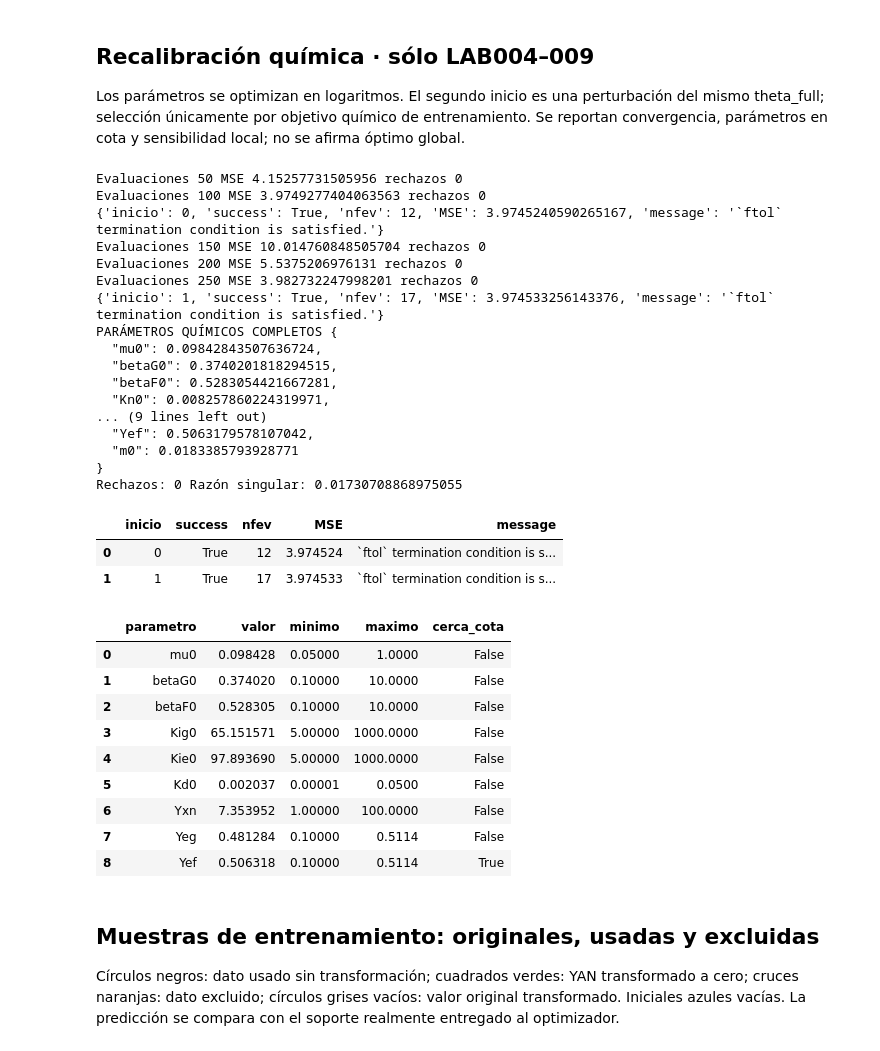
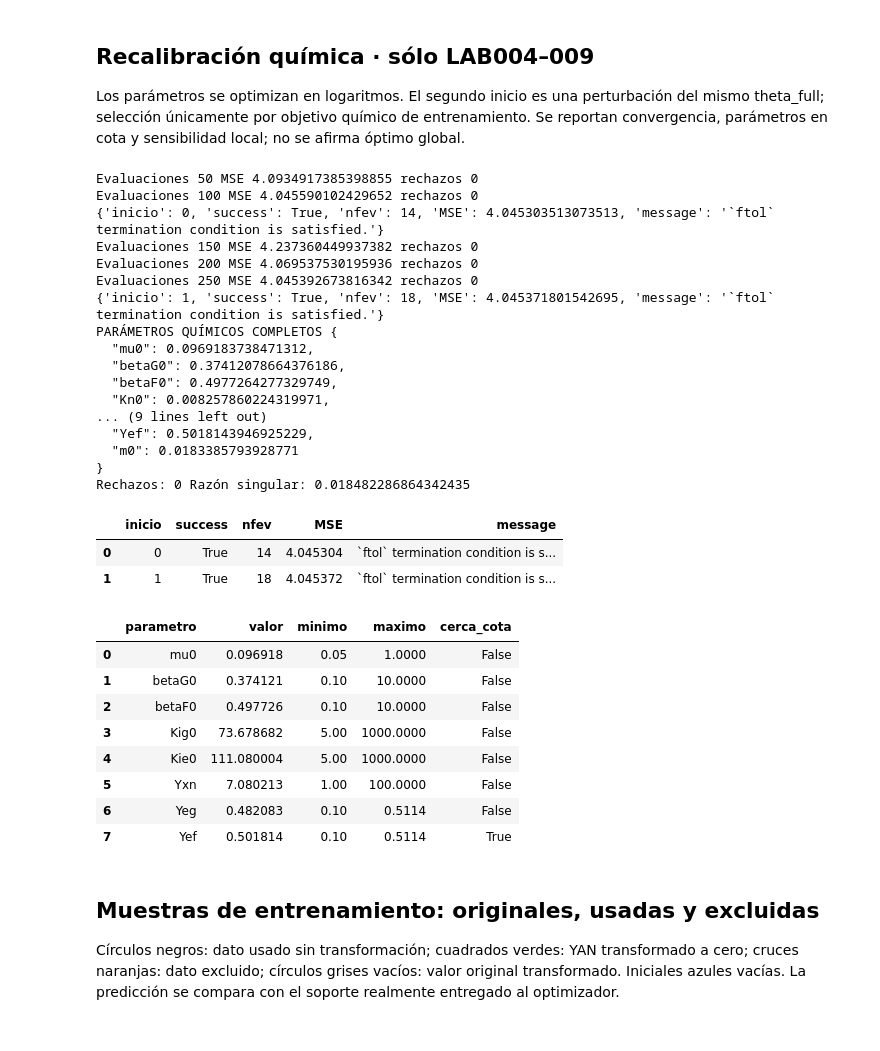
Before and after one commit to crodv/wine-fermentation, a Jupyter notebook: notebooks/diagnostics/16_zenteno_recalibration_legacy_treatment.executed.ipynb, the cells around one changed output. Cells and saved outputs as stored; diff of their text form; code cells hidden in the pictures.

```diff
--- a/notebooks/diagnostics/16_zenteno_recalibration_legacy_treatment.executed.ipynb
+++ b/notebooks/diagnostics/16_zenteno_recalibration_legacy_treatment.executed.ipynb
@@ -37,13 +37,15 @@ config=json.loads((ROOT/'configs/models/without_transporters/calibration.json').
 KN_ZENTENO_G_L=0.01;KN_PAPER_REF_K=296.15;KN_CODE_REF_K=293.15
 KN_THERMAL_FACTOR=np.exp(kin.FIXED_CONSTANTS['EaKn']*(KN_PAPER_REF_K-KN_CODE_REF_K)/(KN_CODE_REF_K*kin.FIXED_CONSTANTS['R']*KN_PAPER_REF_K))
 start['Kn0']=KN_ZENTENO_G_L/KN_THERMAL_FACTOR
+KD0_ZENTENO_H=0.00044
+start['Kd0']=KD0_ZENTENO_H
 assert np.isclose(start['Kn0']*KN_THERMAL_FACTOR,KN_ZENTENO_G_L,rtol=1e-14)
 display(pd.Series(dict(Kn_Zenteno_g_L=KN_ZENTENO_G_L,referencia_paper_C=23,Kn0_codigo_g_L=start['Kn0'],referencia_codigo_C=20),name='Kn fijo y conversión de referencia térmica'))
-names=[k for k in config['bounds'] if k not in ['aN','KNa','Kn0']]
-assert len(names)==9 and 'Kn0' not in names
+names=[k for k in config['bounds'] if k not in ['aN','KNa','Kn0','Kd0']]
+assert len(names)==8 and 'Kn0' not in names and 'Kd0' not in names
 bounds={k:config['bounds'][k] for k in names};lo,hi=np.array(list(bounds.values())).T
 fixed={k:v for k,v in start.items() if k not in names}
-display(pd.Series(fixed,name='Fijos: theta_full salvo Kn de Zenteno'))
+display(pd.Series(fixed,name='Fijos: theta_full salvo Kn y Kd0 de Zenteno'))
 display(pd.DataFrame([dict(parametro=k,inicio=start[k],inicio_factible=np.clip(start[k],lo[i]+1e-10,hi[i]-1e-10),minimo=lo[i],maximo=hi[i]) for i,k in enumerate(names)]))
 # %% [output]
 Kn_Zenteno_g_L          0.010000
@@ -170,54 +168,54 @@ Los parámetros se optimizan en logaritmos. El segundo inicio es una perturbaci
 # %%
 def residual(logp):
  global calls,rejected
  calls+=1;p={**start,**dict(zip(names,np.exp(logp)))}
  try:pred={b.batch:simulate(b,p) for b in treated}
  except (RuntimeError,ValueError,FloatingPointError):
   rejected+=1;return np.full(NR,1e4)
  e=np.concatenate([(pred[b.batch][s].to_numpy()[m]-b.observations[s][m])/sigma(s,b.observations[s][m]) for b,s,m in support])
  if calls%50==0:print('Evaluaciones',calls,'MSE',float(np.mean(e*e)),'rechazos',rejected,flush=True)
  return e
 rng=np.random.default_rng(20261101);x0=np.array([start[k] for k in names]);seeds=[x0,x0*np.exp(rng.normal(0,.2,len(names)))];runs=[];runrows=[]
 for j,seed in enumerate(seeds):
  sol=least_squares(residual,np.log(np.clip(seed,lo+1e-10,hi-1e-10)),bounds=(np.log(lo),np.log(hi)),max_nfev=100,diff_step=1e-3,ftol=2e-5,xtol=2e-5,gtol=2e-5)
  runs.append(sol);runrows.append(dict(inicio=j,success=sol.success,nfev=sol.nfev,MSE=float(np.mean(sol.fun**2)),message=sol.message));print(runrows[-1],flush=True)
 best=min(runs,key=lambda s:s.fun@s.fun);theta={**start,**dict(zip(names,np.exp(best.x)))}
+assert theta['Kd0']==KD0_ZENTENO_H and 'Kd0' not in names
 assert theta['Kn0']==start['Kn0'] and np.isclose(theta['Kn0']*KN_THERMAL_FACTOR,.01,rtol=1e-14)
 assert theta['Yeg']<=.5114 and theta['Yef']<=.5114 and all(theta[k]==v for k,v in fixed.items())
 display(pd.DataFrame(runrows));display(pd.DataFrame([dict(parametro=k,valor=theta[k],minimo=lo[i],maximo=hi[i],cerca_cota=min(abs(np.log(theta[k]/lo[i])),abs(np.log(hi[i]/theta[k])))<.02) for i,k in enumerate(names)]))
 print('PARÁMETROS QUÍMICOS COMPLETOS',json.dumps(theta,indent=2));print('Rechazos:',rejected,'Razón singular:',np.linalg.svd(best.jac,compute_uv=False)[-1]/np.linalg.svd(best.jac,compute_uv=False)[0])
 traincurves={b.batch:simulate(b,theta) for b in treated}
 # %% [output]
-Evaluaciones 50 MSE 4.15257731505956 rechazos 0
-Evaluaciones 100 MSE 3.9749277404063563 rechazos 0
-{'inicio': 0, 'success': True, 'nfev': 12, 'MSE': 3.9745240590265167, 'message': '`ftol` termination condition is satisfied.'}
-Evaluaciones 150 MSE 10.014760848505704 rechazos 0
-Evaluaciones 200 MSE 5.5375206976131 rechazos 0
-Evaluaciones 250 MSE 3.982732247998201 rechazos 0
-{'inicio': 1, 'success': True, 'nfev': 17, 'MSE': 3.974533256143376, 'message': '`ftol` termination condition is satisfied.'}
+Evaluaciones 50 MSE 4.0934917385398855 rechazos 0
+Evaluaciones 100 MSE 4.045590102429652 rechazos 0
+{'inicio': 0, 'success': True, 'nfev': 14, 'MSE': 4.045303513073513, 'message': '`ftol` termination condition is satisfied.'}
+Evaluaciones 150 MSE 4.237360449937382 rechazos 0
+Evaluaciones 200 MSE 4.069537530195936 rechazos 0
+Evaluaciones 250 MSE 4.045392673816342 rechazos 0
+{'inicio': 1, 'success': True, 'nfev': 18, 'MSE': 4.045371801542695, 'message': '`ftol` termination condition is satisfied.'}
 PARÁMETROS QUÍMICOS COMPLETOS {
-  "mu0": 0.09842843507636724,
-  "betaG0": 0.3740201818294515,
-  "betaF0": 0.5283054421667281,
+  "mu0": 0.0969183738471312,
+  "betaG0": 0.37412078664376186,
+  "betaF0": 0.4977264277329749,
   "Kn0": 0.008257860224319971,
 ... (9 lines left out)
-  "Yef": 0.5063179578107042,
+  "Yef": 0.5018143946925229,
   "m0": 0.0183385793928771
 }
-Rechazos: 0 Razón singular: 0.01730708868975055
+Rechazos: 0 Razón singular: 0.018482286864342435
 |  | inicio | success | nfev | MSE | message |
-| 0 | 0 | True | 12 | 3.974524 | `ftol` termination condition is s... |
-| 1 | 1 | True | 17 | 3.974533 | `ftol` termination condition is s... |
+| 0 | 0 | True | 14 | 4.045304 | `ftol` termination condition is s... |
+| 1 | 1 | True | 18 | 4.045372 | `ftol` termination condition is s... |
 |  | parametro | valor | minimo | maximo | cerca_cota |
-| 0 | mu0 | 0.098428 | 0.05000 | 1.0000 | False |
-| 1 | betaG0 | 0.374020 | 0.10000 | 10.0000 | False |
-| 2 | betaF0 | 0.528305 | 0.10000 | 10.0000 | False |
-| 3 | Kig0 | 65.151571 | 5.00000 | 1000.0000 | False |
-| 4 | Kie0 | 97.893690 | 5.00000 | 1000.0000 | False |
-| 5 | Kd0 | 0.002037 | 0.00001 | 0.0500 | False |
-| 6 | Yxn | 7.353952 | 1.00000 | 100.0000 | False |
-| 7 | Yeg | 0.481284 | 0.10000 | 0.5114 | False |
-| 8 | Yef | 0.506318 | 0.10000 | 0.5114 | True |
+| 0 | mu0 | 0.096918 | 0.05 | 1.0000 | False |
+| 1 | betaG0 | 0.374121 | 0.10 | 10.0000 | False |
+| 2 | betaF0 | 0.497726 | 0.10 | 10.0000 | False |
+| 3 | Kig0 | 73.678682 | 5.00 | 1000.0000 | False |
+| 4 | Kie0 | 111.080004 | 5.00 | 1000.0000 | False |
+| 5 | Yxn | 7.080213 | 1.00 | 100.0000 | False |
+| 6 | Yeg | 0.482083 | 0.10 | 0.5114 | False |
+| 7 | Yef | 0.501814 | 0.10 | 0.5114 | True |
 # %% [markdown]
 ## Muestras de entrenamiento: originales, usadas y excluidas
 Círculos negros: dato usado sin transformación; cuadrados verdes: YAN transformado a cero; cruces naranjas: dato excluido; círculos grises vacíos: valor original transformado. Iniciales azules vacías. La predicción se compara con el soporte realmente entregado al optimizador.
```
Also changed, not shown: parts of 8 cells of this notebook, 2 other files.
